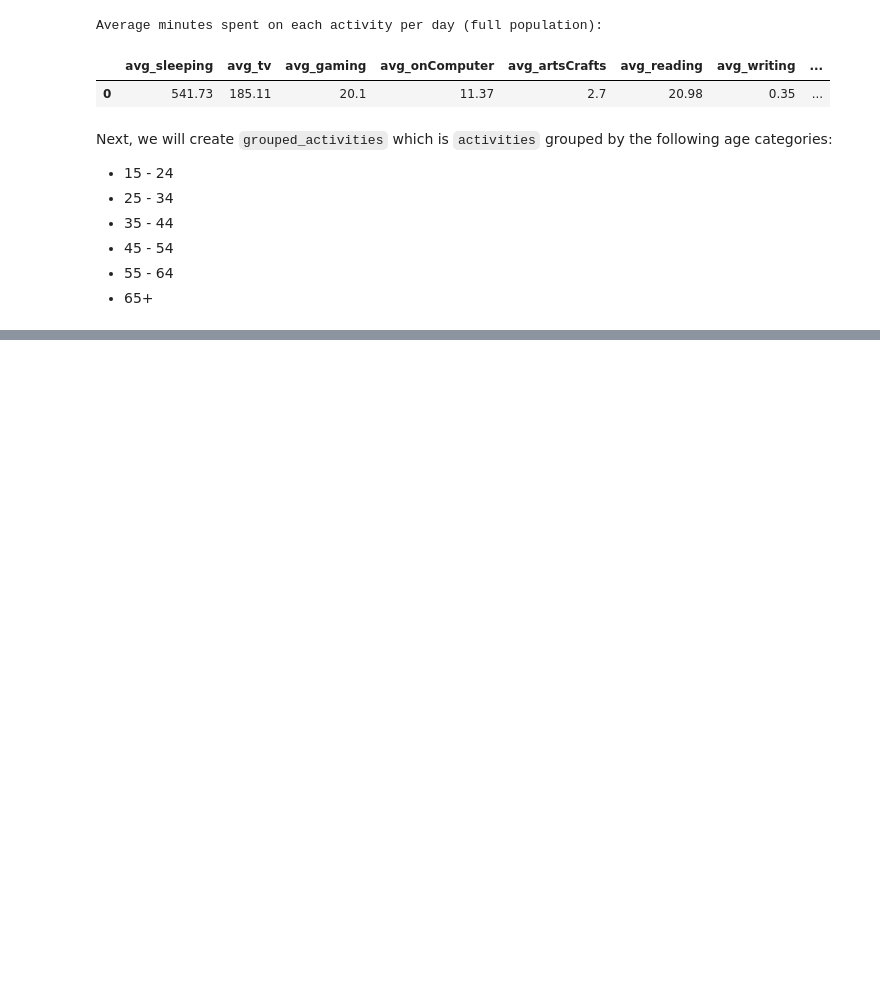
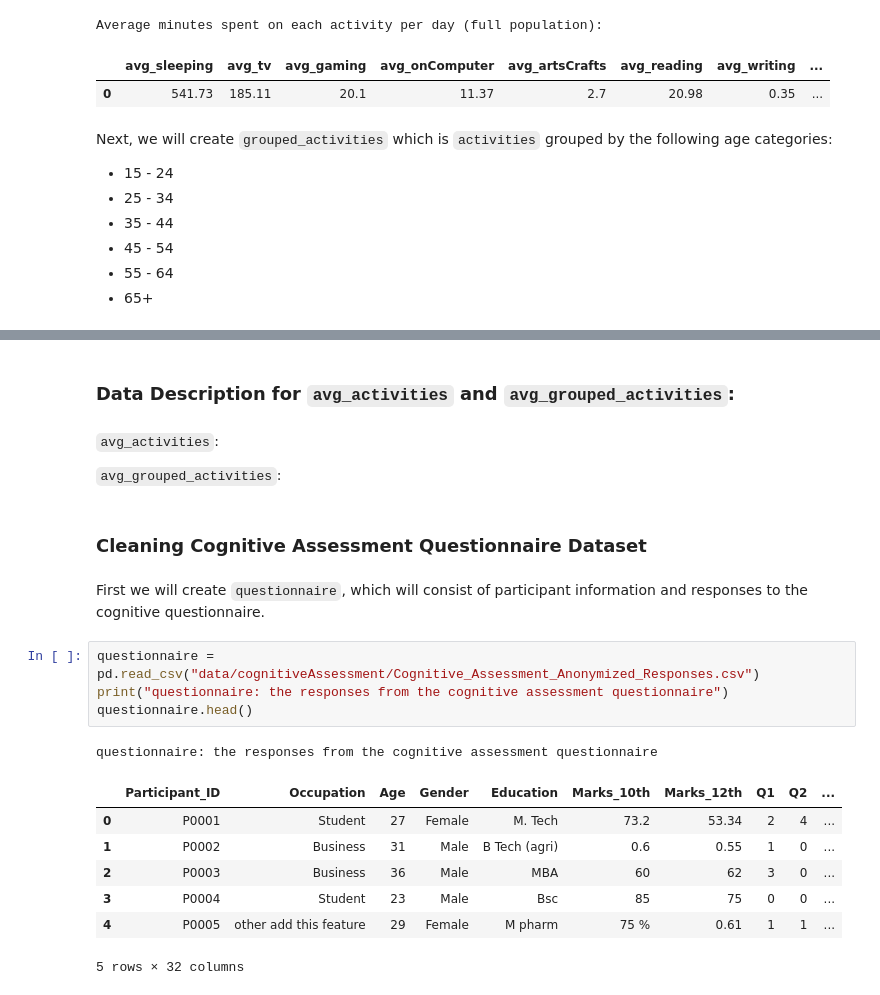
Before and after one commit to rem388/DataScienceProject, a Jupyter notebook: Phase2.ipynb, the cells around one changed output, grey strips where cells are left out. Cells and saved outputs as stored; diff of their text form; blank space fills up the shorter version.

```diff
--- a/Phase2.ipynb
+++ b/Phase2.ipynb
@@ -168,3 +172,26 @@ grouped_activities: the average minutes spent on each activity per day for each
 | 1 | 25-44 | 541.45 | 119.64 | 25.13 | 10.41 | 1.45 | 12.75 | 0.17 | ... |
 | 2 | 45-64 | 531.52 | 175.18 | 10.71 | 10.08 | 1.95 | 15.44 | 0.36 | ... |
 | 3 | 65+ | 536.60 | 261.70 | 16.94 | 11.64 | 4.16 | 34.61 | 0.50 | ... |
+# %% [markdown]
+### **Data Description for `avg_activities` and `avg_grouped_activities`:**
+# %% [markdown]
+`avg_activities`:
+
+`avg_grouped_activities`:
+# %% [markdown]
+### **Cleaning Cognitive Assessment Questionnaire Dataset**
+# %% [markdown]
+First we will create `questionnaire`, which will consist of participant information and responses to the cognitive questionnaire.
+# %%
+questionnaire = pd.read_csv("data/cognitiveAssessment/Cognitive_Assessment_Anonymized_Responses.csv")
+print("questionnaire: the responses from the cognitive assessment questionnaire")
+questionnaire.head()
+# %% [output]
+questionnaire: the responses from the cognitive assessment questionnaire
+|  | Participant_ID | Occupation | Age | Gender | Education | Marks_10th | Marks_12th | Q1 | Q2 | ... |
+| 0 | P0001 | Student | 27 | Female | M. Tech | 73.2 | 53.34 | 2 | 4 | ... |
+| 1 | P0002 | Business | 31 | Male | B Tech (agri) | 0.6 | 0.55 | 1 | 0 | ... |
+| 2 | P0003 | Business | 36 | Male | MBA | 60 | 62 | 3 | 0 | ... |
+| 3 | P0004 | Student | 23 | Male | Bsc | 85 | 75 | 0 | 0 | ... |
+| 4 | P0005 | other add this feature | 29 | Female | M pharm | 75 % | 0.61 | 1 | 1 | ... |
+5 rows × 32 columns
```
Also changed, not shown: parts of 15 cells of this notebook, 5 other files.
